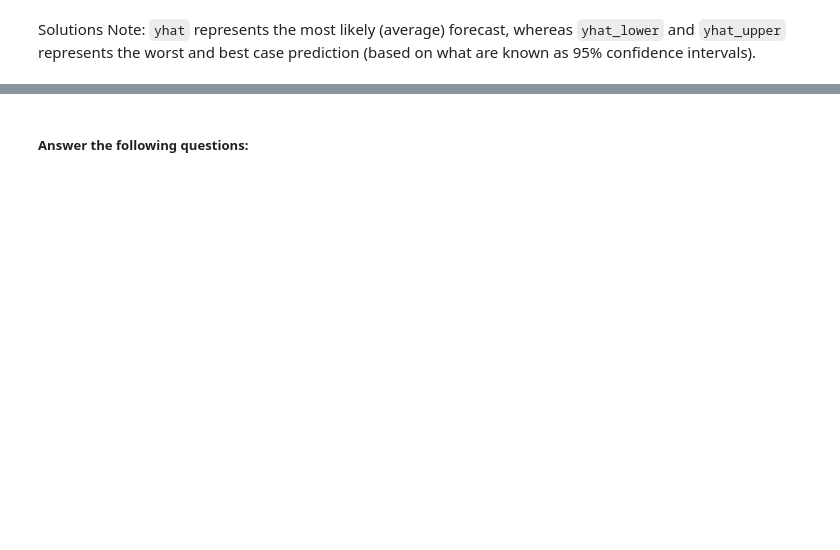
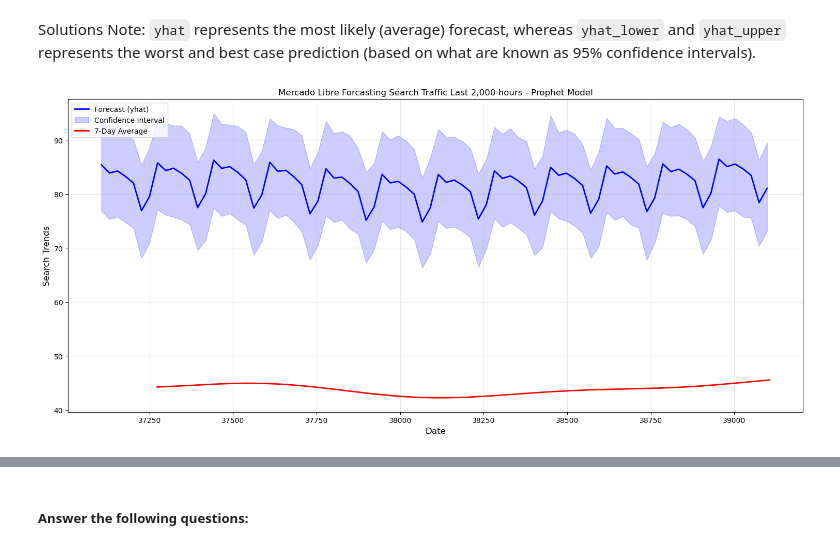
Before and after one commit to Raymond-St/prophet-challenge, a Jupyter notebook: forecasting_net_prophet.ipynb, the cells around one changed output, grey strips where cells are left out. Cells and saved outputs as stored; diff of their text form; code cells hidden in the pictures; blank space fills up the shorter version.

```diff
--- a/forecasting_net_prophet.ipynb
+++ b/forecasting_net_prophet.ipynb
@@ -591,6 +642,7 @@ AttributeError: 'str' object has no attribute 'shape'
 * What's the lowest point for search traffic in the calendar year?
 # %%
 # Set the index in the forecast_mercado_trends DataFrame to the ds datetime column
-
+forecast_mercado_trends.set_index('ds')
 
 # View the only the yhat,yhat_lower and yhat_upper columns from the DataFrame
+display(forecast_mercado_trends[['yhat', 'yhat_lower', 'yhat_upper']].head())
@@ -601,0 +658,29 @@ Solutions Note: `yhat` represents the most likely (average) forecast, whereas `y
+# %%
+# From the forecast_mercado_trends DataFrame, plot the data to visualize
+#  the yhat, yhat_lower, and yhat_upper columns over the last 2000 hours
+# in 24 hour segments below:
+plt.figure(figsize=(15, 7))
+sample_indicies = range(0, 2000, 24)
+sampled_dates = forecast_mercado_trends.index[-2000:][sample_indicies]
+sampled_yhat = forecast_mercado_trends['yhat'][-2000:].iloc[sample_indicies]
+sampled_lower = forecast_mercado_trends['yhat_lower'][-2000:].iloc[sample_indicies]
+sampled_upper = forecast_mercado_trends['yhat_upper'][-2000:].iloc[sample_indicies]
+
+plt.plot(sampled_dates, sampled_yhat, 'b-', linewidth=2, label='Forecast (yhat)')
+plt.fill_between(sampled_dates, sampled_lower, sampled_upper,
+                 color='blue', alpha=0.2, label='Confidence Interval')
+
+# Add value  with a 7-day Average trend line
+plt.plot(forecast_mercado_trends.index[-2000:],
+         forecast_mercado_trends['yhat'][-2000:].rolling(24*7).mean(),
+         'r-', linewidth=2, label='7-Day Average')
+
+plt.title('Mercado Libre Forcasting Search Traffic Last 2,000 hours - Prophet Model')
+plt.xlabel('Date', fontsize=12)
+plt.ylabel('Search Trends', fontsize=12)
+plt.legend(loc='upper left')
+plt.grid(True, alpha=0.3)
+plt.tight_layout()
+plt.show()
+# %% [output]
+[figure, added]
```
Also changed, not shown: parts of 25 cells of this notebook.
